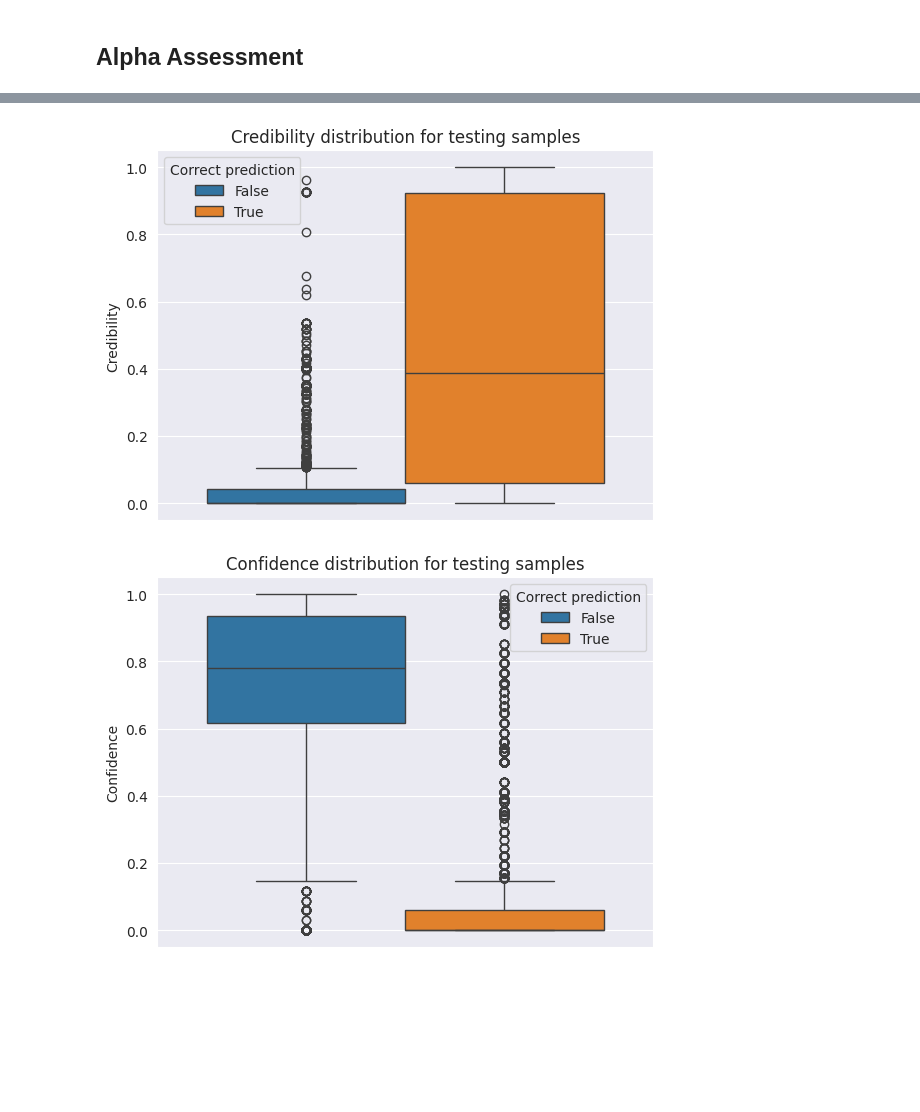
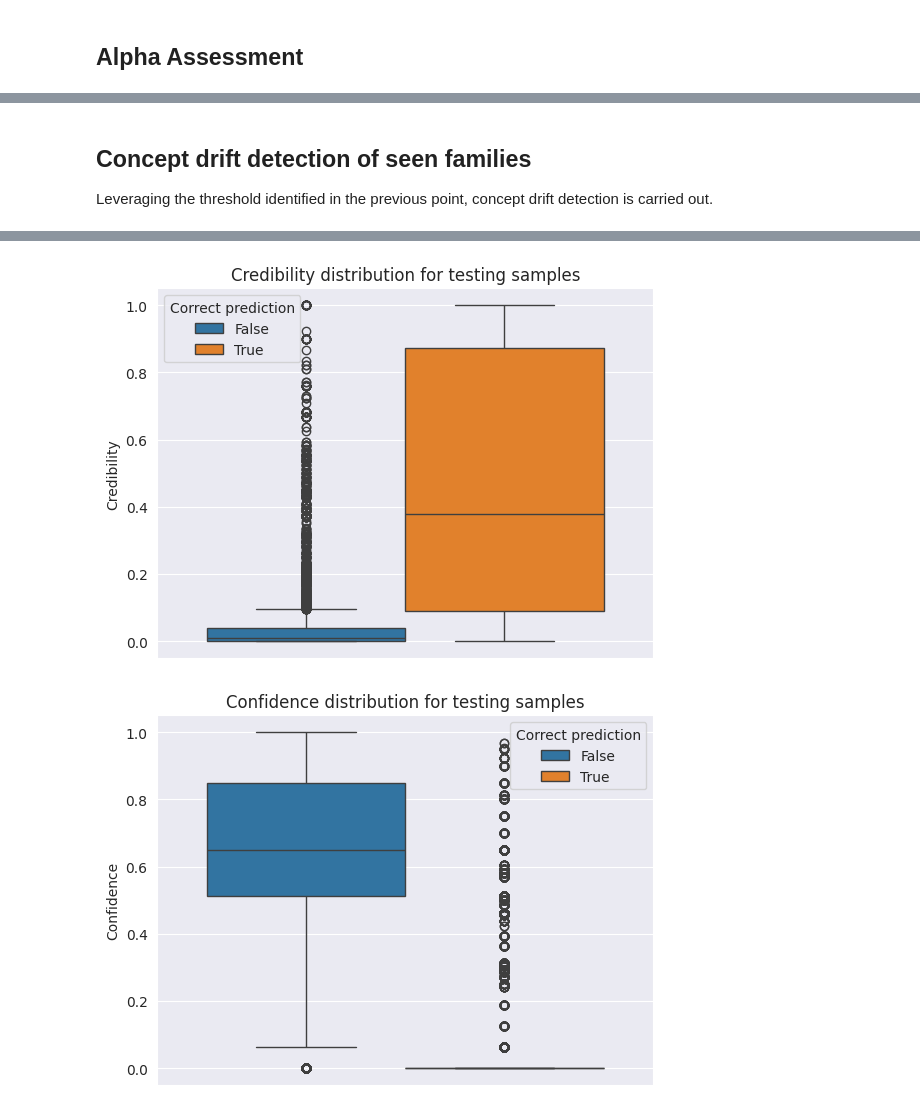
Before and after one commit to w-disaster/transcendent-multiclass, a Jupyter notebook: concept_drift.ipynb, the cells around one changed output, grey strips where cells are left out. Drawn from its saved outputs; the diff is of its cells as text; code cells hidden in the pictures; blank space fills up the shorter version.

```diff
--- a/concept_drift.ipynb
+++ b/concept_drift.ipynb
@@ -85,8 +58,8 @@ X_proper_train.shape, X_cal.shape
 # %%
-cal_results_name = "./models/ice-10-malw-static-features/cal_results.p"
+cal_results_name = "./models/ice-malw-static-features/cal_results.p"
 cal_results = data.load_cached_data(cal_results_name)
 # %%
-model_name = "./models/ice-10-malw-static-features/rf_cal_fold_ice_0.34.p"
+model_name = "./models/ice-malw-static-features/rf_cal_fold_ice_0.34.p"
 rf = data.load_cached_data(model_name)
 # %%
 y_cal_predict = rf.predict(X_cal)
@@ -187,29 +161,33 @@ It's possible to see that there's a huge elbow after p-value 0. We could select
+# %% [markdown]
+## Concept drift detection of seen families
+
+Leveraging the threshold identified in the previous point, concept drift detection is carried out.
 # %%
-with open(
-        "models/ice-10-malw-static-features/p_vals_ncms_full_train_rf_full_test_phase.p", "rb"
-) as f:
-    test_results = pickle.load(f)
+test_results_name = "./models/ice-malw-static-features/p_vals_ncms_rf_full_test.p"
+test_results = data.load_cached_data(test_results_name)
 # %%
-model_name = "./models/ice-10-malw-static-features/rf_full_train_ice.p"
+model_name = "./models/ice-malw-static-features/rf_ice_full_train_deploy.p"
 rf_full = data.load_cached_data(model_name)
 # %%
 y_test_predict = rf_full.predict(X_test)
 
-p_value_test_dist = pd.DataFrame({"test_cred": test_results["cred"],
-                                  "test_conf": test_results["conf"],
-                                  "family": y_test,
-                                  "Correct prediction": y_test == y_test_predict})
+df_test_results = pd.DataFrame({"test_cred": test_results["cred"],
+                             "test_conf": test_results["conf"],
+                             "family": y_test,
+                             "is_family_in_train": [y in y_train for y in y_test],
+                             "Correct prediction": y_test == y_test_predict})
 
+df_fam_evolution = df_test_results[df_test_results["is_family_in_train"]]
 plt.figure()
 plt.title("Credibility distribution for testing samples")
-sns.histplot(p_value_test_dist, x="test_cred", hue="Correct prediction", bins=50)
+sns.histplot(df_fam_evolution, x="test_cred", hue="Correct prediction", bins=50)
 plt.xlabel("Credibility")
 plt.ylabel("Count of samples")
 plt.show()
 
 plt.figure()
 plt.title("Confidence distribution for testing samples")
-sns.histplot(p_value_test_dist, x="test_conf", hue="Correct prediction", bins=50)
+sns.histplot(df_fam_evolution, x="test_conf", hue="Correct prediction", bins=50)
 plt.xlabel("Confidence")
 plt.ylabel("Count of samples")
 plt.show()
@@ -220,14 +198,14 @@ plt.show()
 # print(avg_cred_correct, avg_cred_incorrect)
 plt.figure()
 plt.title("Credibility distribution for testing samples")
-sns.boxplot(p_value_test_dist, y="test_cred", hue="Correct prediction", orient="v")
+sns.boxplot(df_fam_evolution, y="test_cred", hue="Correct prediction", orient="v")
 plt.legend(title="Correct prediction")
 plt.ylabel("Credibility")
 plt.show()
 
 plt.figure()
 plt.title("Confidence distribution for testing samples")
-sns.boxplot(p_value_test_dist, y="test_conf", hue="Correct prediction", orient="v")
+sns.boxplot(df_fam_evolution, y="test_conf", hue="Correct prediction", orient="v")
 plt.legend(title="Correct prediction")
 plt.ylabel("Confidence")
 plt.show()
@@ -237,4 +215,4 @@ plt.show()
-[figure, old version]
+[figure, new version]
-[figure, old version]
+[figure, new version]
 # %%
 unique_drift_families, num_drifted_samples = (
```
Also changed, not shown: parts of 21 cells of this notebook.
